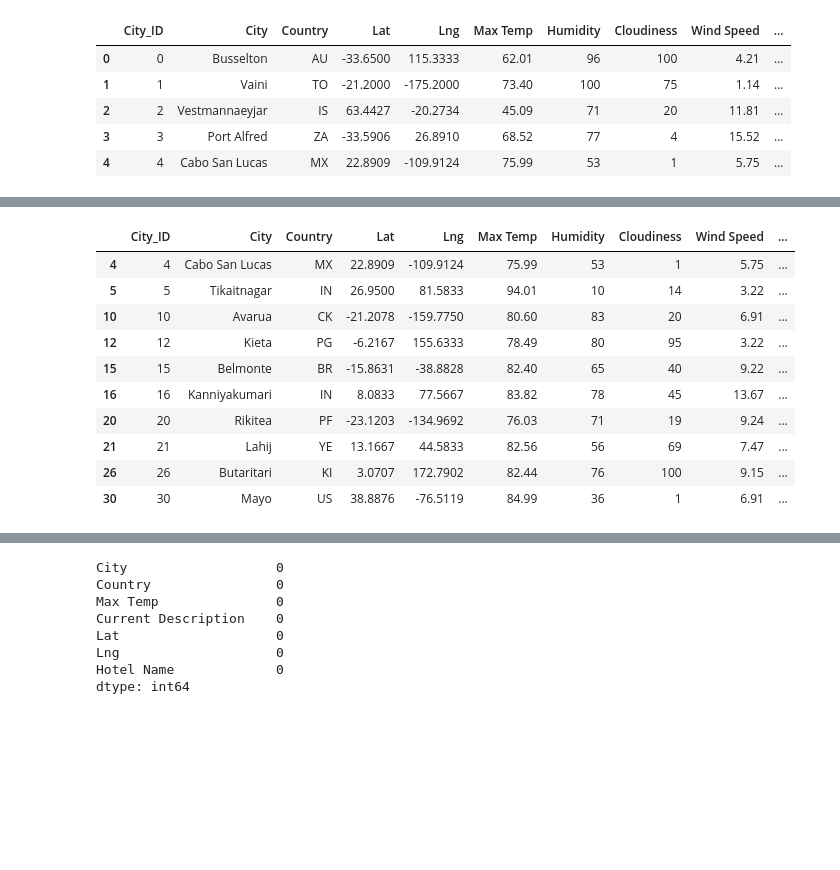
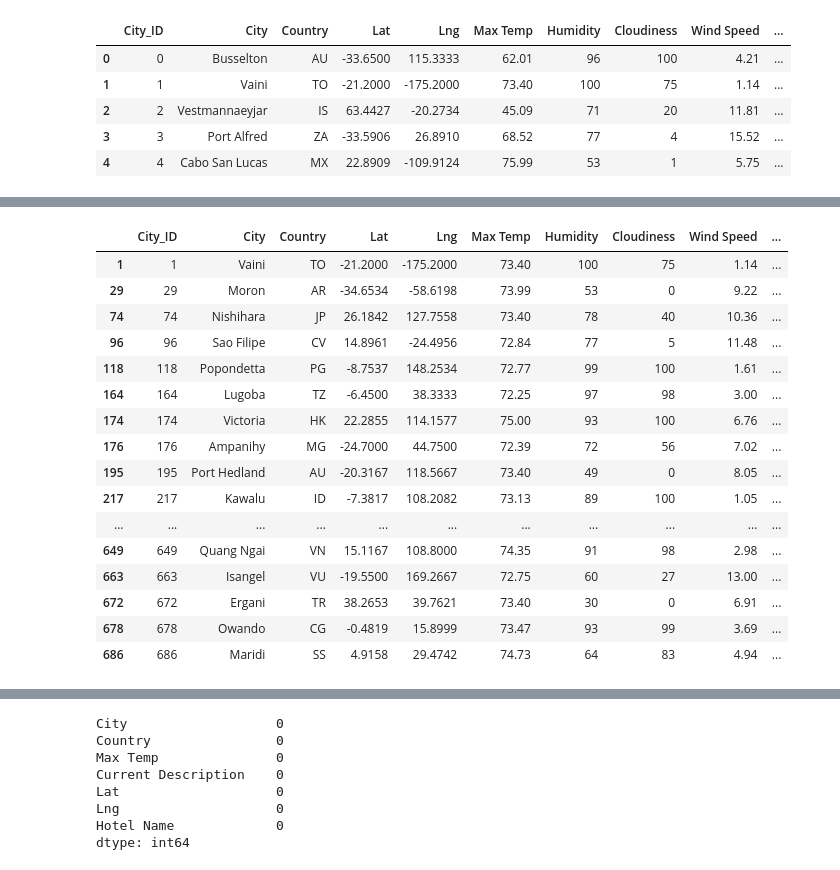
Before and after one commit to VAlphonso/World_Weather_Analysis, a Jupyter notebook: Vacation_Search/Vacation_Search.ipynb, the cells around one changed output, grey strips where cells are left out. Drawn from its saved outputs; the diff is of its cells as text; code cells hidden in the pictures; blank space fills up the shorter version.

```diff
--- a/Vacation_Search/Vacation_Search.ipynb
+++ b/Vacation_Search/Vacation_Search.ipynb
@@ -34,20 +34,26 @@ What is your desired maximum temperature for your trip?100
 # %%
 # 3. Filter the city_data_df DataFrame using the input statements to create a new DataFrame using the loc method.
 preferred_cities_df = city_data_df.loc[(city_data_df["Max Temp"] <= max_temp) & \
                                       (city_data_df["Max Temp"] >= min_temp)]
-preferred_cities_df.head(10)
+preferred_cities_df
 # %% [output]
 |  | City_ID | City | Country | Lat | Lng | Max Temp | Humidity | Cloudiness | Wind Speed | ... |
-| 4 | 4 | Cabo San Lucas | MX | 22.8909 | -109.9124 | 75.99 | 53 | 1 | 5.75 | ... |
-| 5 | 5 | Tikaitnagar | IN | 26.9500 | 81.5833 | 94.01 | 10 | 14 | 3.22 | ... |
-| 10 | 10 | Avarua | CK | -21.2078 | -159.7750 | 80.60 | 83 | 20 | 6.91 | ... |
-| 12 | 12 | Kieta | PG | -6.2167 | 155.6333 | 78.49 | 80 | 95 | 3.22 | ... |
-| 15 | 15 | Belmonte | BR | -15.8631 | -38.8828 | 82.40 | 65 | 40 | 9.22 | ... |
-| 16 | 16 | Kanniyakumari | IN | 8.0833 | 77.5667 | 83.82 | 78 | 45 | 13.67 | ... |
-| 20 | 20 | Rikitea | PF | -23.1203 | -134.9692 | 76.03 | 71 | 19 | 9.24 | ... |
-| 21 | 21 | Lahij | YE | 13.1667 | 44.5833 | 82.56 | 56 | 69 | 7.47 | ... |
-| 26 | 26 | Butaritari | KI | 3.0707 | 172.7902 | 82.44 | 76 | 100 | 9.15 | ... |
-| 30 | 30 | Mayo | US | 38.8876 | -76.5119 | 84.99 | 36 | 1 | 6.91 | ... |
+| 1 | 1 | Vaini | TO | -21.2000 | -175.2000 | 73.40 | 100 | 75 | 1.14 | ... |
+| 29 | 29 | Moron | AR | -34.6534 | -58.6198 | 73.99 | 53 | 0 | 9.22 | ... |
+| 74 | 74 | Nishihara | JP | 26.1842 | 127.7558 | 73.40 | 78 | 40 | 10.36 | ... |
+| 96 | 96 | Sao Filipe | CV | 14.8961 | -24.4956 | 72.84 | 77 | 5 | 11.48 | ... |
+| 118 | 118 | Popondetta | PG | -8.7537 | 148.2534 | 72.77 | 99 | 100 | 1.61 | ... |
+| 164 | 164 | Lugoba | TZ | -6.4500 | 38.3333 | 72.25 | 97 | 98 | 3.00 | ... |
+| 174 | 174 | Victoria | HK | 22.2855 | 114.1577 | 75.00 | 93 | 100 | 6.76 | ... |
+| 176 | 176 | Ampanihy | MG | -24.7000 | 44.7500 | 72.39 | 72 | 56 | 7.02 | ... |
+| 195 | 195 | Port Hedland | AU | -20.3167 | 118.5667 | 73.40 | 49 | 0 | 8.05 | ... |
+| 217 | 217 | Kawalu | ID | -7.3817 | 108.2082 | 73.13 | 89 | 100 | 1.05 | ... |
+| ... | ... | ... | ... | ... | ... | ... | ... | ... | ... | ... |
+| 649 | 649 | Quang Ngai | VN | 15.1167 | 108.8000 | 74.35 | 91 | 98 | 2.98 | ... |
+| 663 | 663 | Isangel | VU | -19.5500 | 169.2667 | 72.75 | 60 | 27 | 13.00 | ... |
+| 672 | 672 | Ergani | TR | 38.2653 | 39.7621 | 73.40 | 30 | 0 | 6.91 | ... |
+| 678 | 678 | Owando | CG | -0.4819 | 15.8999 | 73.47 | 93 | 99 | 3.69 | ... |
+| 686 | 686 | Maridi | SS | 4.9158 | 29.4742 | 74.73 | 64 | 83 | 4.94 | ... |
 # %%
 # 4a. Determine if there are any empty rows.
 preferred_cities_df.count()
```
Also changed, not shown: parts of 12 cells of this notebook, 2 other files.
